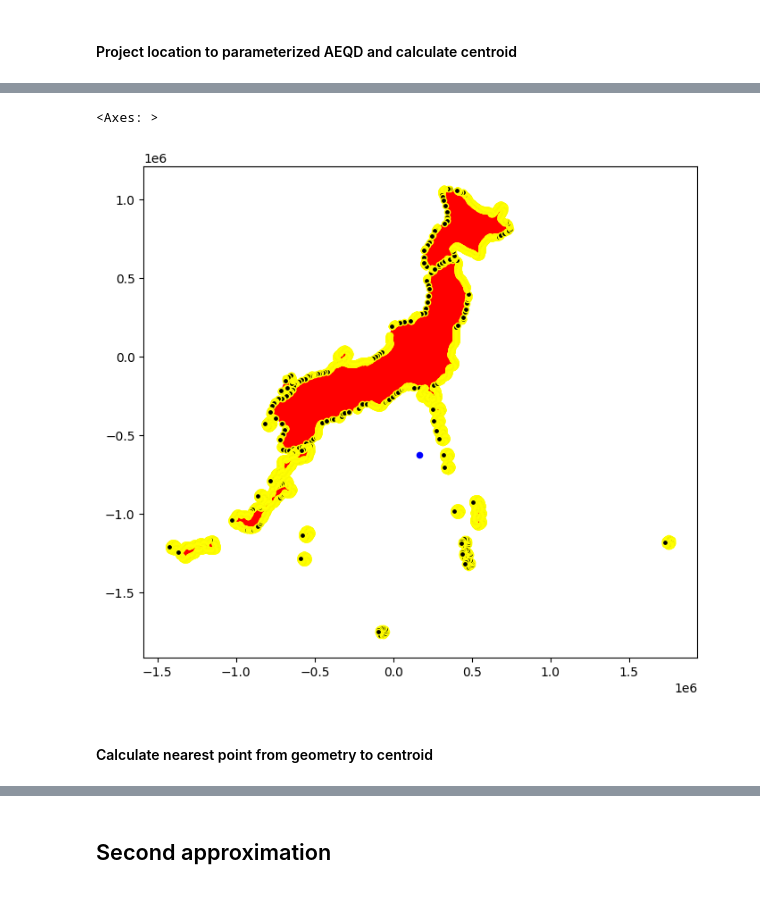
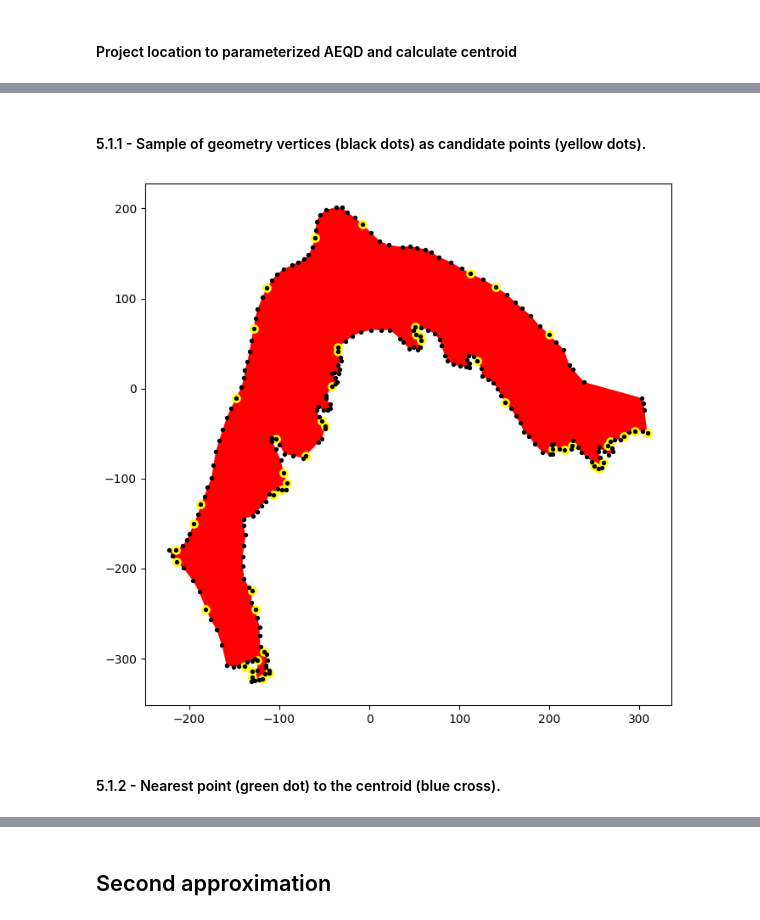
Before and after one commit to rtdeb/GeoPick, a Jupyter notebook: py/geopick_test_notebook.ipynb, the cells around one changed output, grey strips where cells are left out. Drawn from its saved outputs; the diff is of its cells as text; code cells hidden in the pictures.

```diff
--- a/py/geopick_test_notebook.ipynb
+++ b/py/geopick_test_notebook.ipynb
@@ -25,9 +29,6 @@ The polygon below represents the geometry resulting from retrospective georefere
 # %% [markdown]
 #### Run next cell and enter your WKT in the text area below, alternatiely use the one by default
 # %%
-import ipywidgets as widgets
-from IPython.display import display
-
 # Create a Textarea widget
 textarea_input = widgets.Textarea(
     value='',
@@ -45,10 +46,9 @@ button.on_click(clear_wkt_textarea)
 box = widgets.VBox([button, textarea_input], layout=widgets.Layout(align_items='flex-start'))
 
 # f_wkt = "../data/capdecreus.txt"
-f_wkt = "../data/wkt_different_than_geopickR.txt"
+f_wkt = "../data/capdecreus.wkt"
 location_wkt = textarea_input.value
 location_wkt = pathlib.Path(f_wkt).read_text()
 textarea_input.value = location_wkt
-
 display(box)
 # %% [output]
@@ -133,0 +181,2 @@ centroid_aeqd.plot(aspect = "equal", color = "blue", markersize = 20, ax = ax)
+# %%
+centroid_inside = gp.is_centroid_inside(centroid_aeqd, location_aeqd)
@@ -134,13 +191,19 @@ centroid_aeqd.plot(aspect = "equal", color = "blue", markersize = 20, ax = ax)
+# %% [markdown]
+#### 5.1.1 - Sample of geometry vertices (black dots) as candidate points (yellow dots).
 # %%
-vertices = gp.get_all_vertices(location_aeqd)
+if not centroid_inside:
+  # Get all vertices
+  vertices = gp.get_all_vertices(location_aeqd)
+  # Get candidate vertices
+  candidates = gp.get_candidate_vertices(vertices)
 
-fig, ax = plt.subplots(figsize=(8, 8))
-location_aeqd.plot(aspect = "equal", color = "red", ax = ax)
-vertices.plot(aspect = "equal", color = "yellow", facecolors = "black", markersize = 20, ax = ax)
-centroid_aeqd.plot(aspect = "equal", color = "blue", markersize = 20, ax = ax)
+  # Plot
+  fig, ax = plt.subplots(figsize=(8, 8))
+  location_aeqd.plot(aspect = "equal", color = "red", ax = ax)
+  candidates.plot(aspect = "equal", color = "yellow", markersize = 45, ax = ax)
+  vertices.plot(aspect = "equal", color = "black", markersize = 8, ax = ax)
 # %% [output]
-<Axes: >
-[figure, old version]
+[figure, new version]
-# %% [markdown]
-#### Calculate nearest point from geometry to centroid
+# %% [markdown]
+#### 5.1.2 - Nearest point (green dot) to the centroid (blue cross).
 # %%
```
Also changed, not shown: parts of 37 cells of this notebook, 2 other files.
